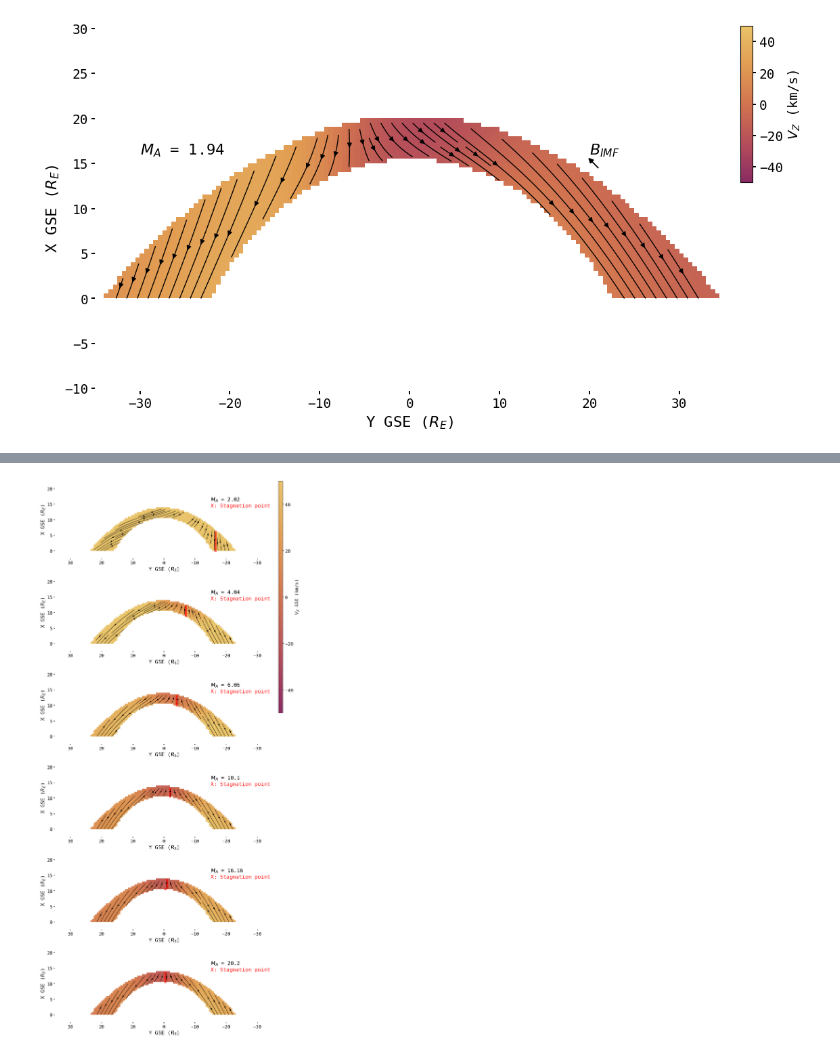
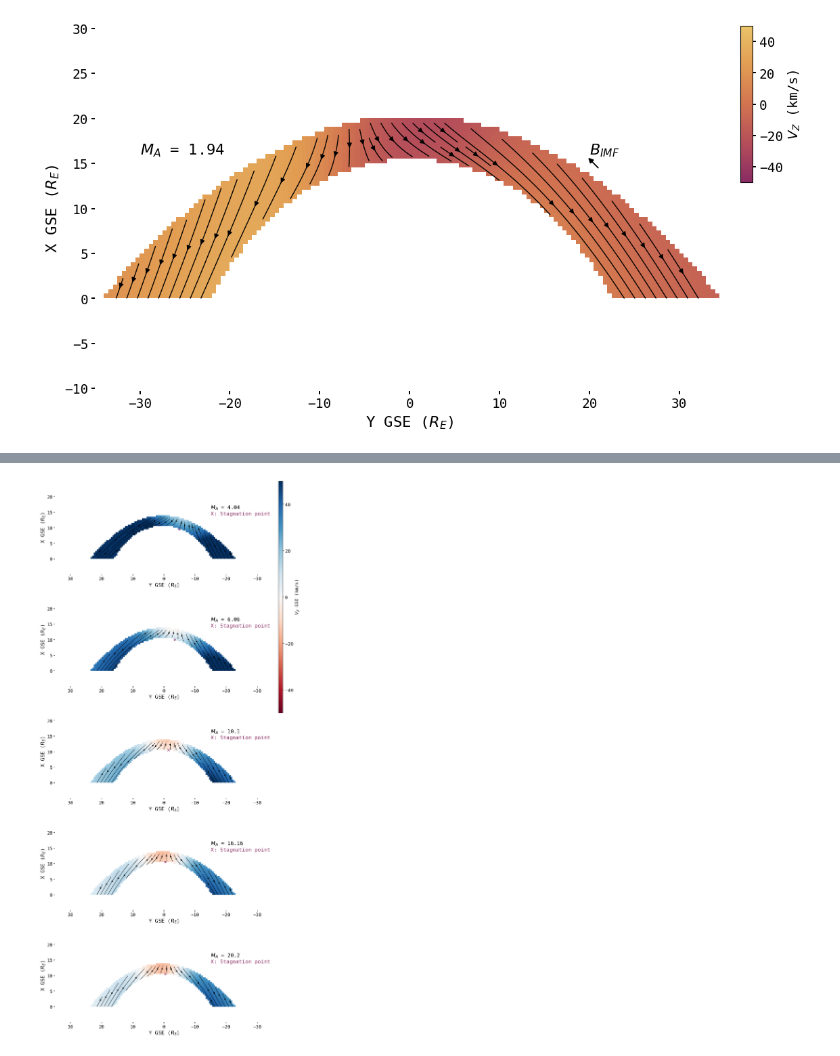
Before and after one commit to connor-obrien888/primesh, a Jupyter notebook: scratch.ipynb, the cells around one changed output, grey strips where cells are left out. Drawn from its saved outputs; the diff is of its cells as text; code cells hidden in the pictures.

```diff
--- a/scratch.ipynb
+++ b/scratch.ipynb
@@ -271,7 +273,7 @@ for idx, key in enumerate(keys):
     ax[idx//5,idx%5].set_ylim(bounds[idx][0], bounds[idx][1])
     ax[idx//5,idx%5].set_aspect('equal')
     ax[idx//5,idx%5].set_xlabel('Target ('+units[idx]+')')
-    ax[idx//5,idx%5].set_ylabel('PRIME ('+units[idx]+')')
+    ax[idx//5,idx%5].set_ylabel('PRIME-SH ('+units[idx]+')')
     ax[idx//5,idx%5].set_title(titles[idx], fontsize = 14)
     ax[idx//5,idx%5].autoscale(enable=False)
     ax[idx//5,idx%5].plot(np.linspace(-1800,1800,1000),np.linspace(-1800,1800,1000),color='k',linestyle='--')
@@ -337,0 +340,5 @@ plt.subplots_adjust(hspace = -0.20)
+# %%
+for i, key in enumerate(keys):
+    print('Max deviation from perfect reliability in ', key, ':, ', np.max(np.abs(phi - cumulative_dist[:,i])))
+    print('Mean deviation from perfect reliability in ', key, ':, ', np.mean(np.abs(phi - cumulative_dist[:,i])))
+    print('Predicted frequency of max deviation: ', phi[np.argmax(np.abs(phi - cumulative_dist[:,i]))], '\nObserved frequency: ', cumulative_dist[np.argmax(np.abs(phi - cumulative_dist[:,i])),i])
@@ -511,7 +538,7 @@ for idx, key in enumerate(derived_keys):
     ax[0,idx].set_ylim(bounds[idx][0], bounds[idx][1])
     ax[0,idx].set_aspect('equal')
     ax[0,idx].set_xlabel('Target ('+units[idx]+')')
-    ax[0,idx].set_ylabel('PRIME ('+units[idx]+')')
+    ax[0,idx].set_ylabel('PRIME-SH ('+units[idx]+')')
     ax[0,idx].set_title(titles[idx], fontsize = 14)
     ax[0,idx].autoscale(enable=False)
     ax[0,idx].plot(np.linspace(-1800,1800,1000),np.linspace(-1800,1800,1000),color='k',linestyle='--')
@@ -540,14 +567,14 @@ for idx, key in enumerate(derived_keys):
     cooling_r, cooling_p = sps.pearsonr(pred_temp.to_numpy(), mms_temp.to_numpy())
     ax[1,idx].text(.01, .99, 'CRPS/MAE: ' + str(cooling_mae)[0:5] + ' '+units[idx]+'\nr: ' + str(cooling_r)[0:5], ha='left', va='top', transform = ax[1,idx].transAxes, color = 'k', fontsize = 14)
 #Put colorbar for im1 on the right of the first row
-cbar_ax = fig.add_axes([0.90, 0.55, 0.01, 0.33])
+cbar_ax = fig.add_axes([0.90, 0.564, 0.01, 0.297])
 cbar = fig.colorbar(im1, cax=cbar_ax)
 cbar.set_label('Counts', fontsize = 14)
 cbar.ax.tick_params(labelsize=14)
 #Put colorbar for im2 on the right of the last row
-cbar_ax = fig.add_axes([0.90, 0.125, 0.01, 0.33])
+cbar_ax = fig.add_axes([0.90, 0.129, 0.01, 0.297])
 cbar = fig.colorbar(im2, cax=cbar_ax)
 cbar.set_label('Counts', fontsize = 14)
 cbar.ax.tick_params(labelsize=14)
-#plt.savefig('./plots/prime_cooling_derived.pdf', bbox_inches='tight')
+plt.savefig('./plots/prime_cooling_derived.pdf', bbox_inches='tight')
 # %% [output]
@@ -1116,7 +1145,7 @@ ani.save(filename=plotpath+'sheath_animation_MA_arrows.gif', writer="pillow")
 x_extent = [0, 20]
 y_extent = [-35, 35]
 gridsize = 0.5
-b_norms = np.array([24, 12, 8, 4.8, 3, 2.4]) #Range of B magnitudes to use (Results in MA of 2-20)
+b_norms = np.array([12, 8, 4.8, 3, 2.4]) #Range of B magnitudes to use (Results in MA of 2-20)
 framenum = len(b_norms)
 bx = -1*np.sqrt(2)*b_norms
 by = np.sqrt(2)*b_norms
@@ -1132,38 +1161,26 @@ radial_grid[:,:,:,8] -= 30 #Subtract 30km/s from Vy to account for Earth's motio
 # %%
 #Plot the uncertainty in Bz at each point in the grid
 fig, axes = plt.subplots(nrows = framenum, ncols = 1, figsize = (12,30))
 x_grid = np.arange(x_extent[0], x_extent[1], gridsize) #Create a grid to calculate the magnetosheath conditions on
 y_grid = np.arange(y_extent[0], y_extent[1], gridsize) #Create a grid to calculate the magnetosheath conditions on
 for idx, ax in enumerate(axes):
     im, stream, ax2 = pr.streamline(ax, radial_grid, x_grid, y_grid, frame_index = idx,
-                                    param_index=10, u_index=6, v_index=8, cmap=primesh_cmap,
+                                    param_index=10, u_index=6, v_index=8, cmap='RdBu',
                                     x_extent = x_extent, y_extent = y_extent, vmin = -50, vmax = 50)
-
-    # # #Draw an arrow in the top right of the plot to indicate the IMF direction
-    # a = ax.arrow(21, 13, by[idx]/b_norms[idx], bx[idx]/b_norms[idx], head_width=0.5, head_length=0.5, fc='k', ec='k') #Add new arrows to the plot
-    # ax.text(20, 13.5, r'$B_{IMF}$', fontsize = 16)
 
     #Plot the Alfven mach number in the top left of the plot
     ax.text(-15,16, r'$M_{A}$ = ' + str(np.round(0.0458 * np.abs(-400) * np.sqrt(7) / np.sqrt(b_norms[idx]**2), 2)), fontsize = 16)
     #Add text below alfven mach number with X: Stagnation point in red
-    ax.text(-15,14, 'X: Stagnation point', fontsize = 16, color = 'r')
-    #Mark the grid cell where Vy (param index 8) switches sign
-    for i, x in enumerate(x_grid):
-        arg = np.argmin(np.abs(radial_grid[idx, i, :, 8]))
-        #If all the values in the grid cell are nan, skip it
-        if np.isnan(radial_grid[idx, i, :, 8]).all():
-            continue
-        else:
-            #If the grid cell to the left or right is nan do not mark it
-            if (np.ma.is_masked(radial_grid[idx, i, arg+1, 8]))|(np.ma.is_masked(radial_grid[idx, i, arg-1, 8])):
-                continue
-            else:
-                ax.scatter(y_grid[arg], x, color = 'r', marker = 'x')
+    ax.text(-15,14, 'X: Stagnation point', fontsize = 16, color = c1)
+    #Mark the grid cell where normal velocity is minimized
+    arg = np.argmin(np.sqrt(radial_grid[idx, :, :, 6]**2 + radial_grid[idx, :, :, 8]**2))
+    arg = np.unravel_index(arg, radial_grid[idx, :, :, 6].shape)
+    ax.scatter(y_grid[arg[1]], x_grid[arg[0]], color = c1, marker = 'x')
 #Add colorbar for predicted data
 cbar = pr.colorbar_maker(fig, im, param_index=10)
-plt.savefig(plotpath+'sheath_grid_MA.pdf', bbox_inches='tight')
+#plt.savefig(plotpath+'sheath_grid_MA.pdf', bbox_inches='tight')
 # %% [output]
-[figure, old version]
+[figure, new version]
 # %%
 hist2d, xedges, yedges, binnumber = sps.binned_statistic_2d(mms_sh['R_xgse'], mms_sh['R_ygse'], values = mms_sh['R_zgse'], statistic = 'mean', bins = [20,60], range = [[0, 20], [-35, 35]])
 sig2d, xedges, yedges, binnumber = sps.binned_statistic_2d(mms_sh['R_xgse'], mms_sh['R_ygse'], values = mms_sh['R_zgse'], statistic = 'std', bins = [20,60], range = [[0, 20], [-35, 35]])
```
Also changed, not shown: parts of 15 cells of this notebook, 23 other files.
